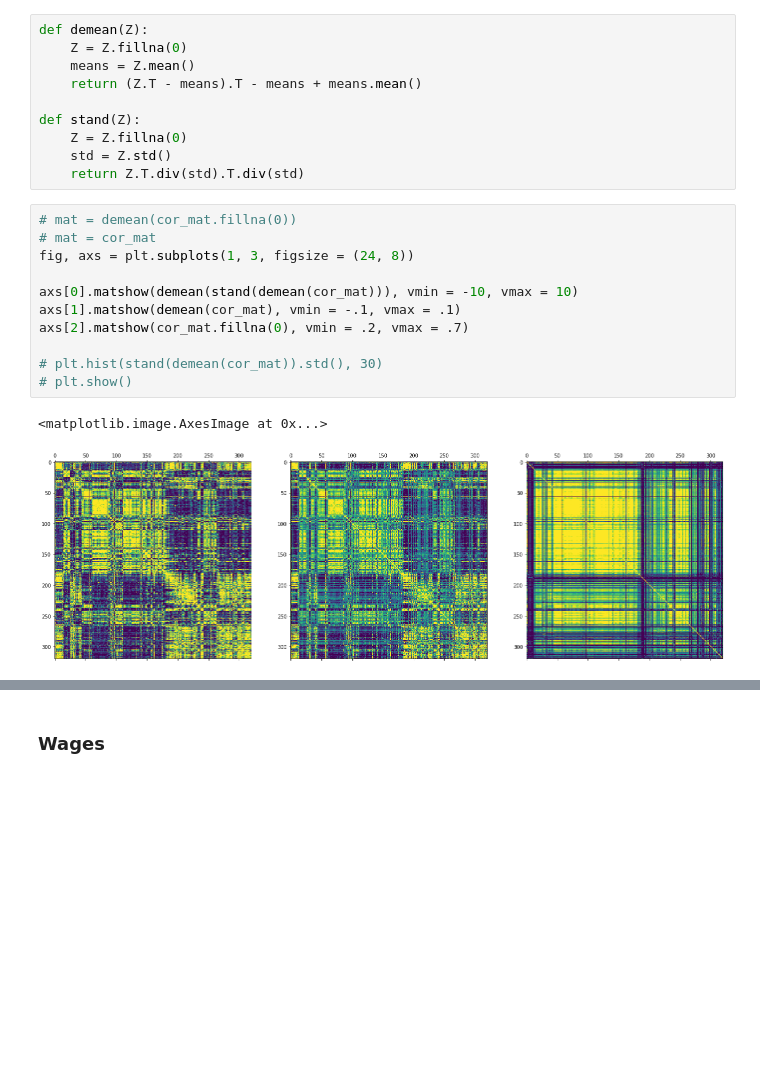
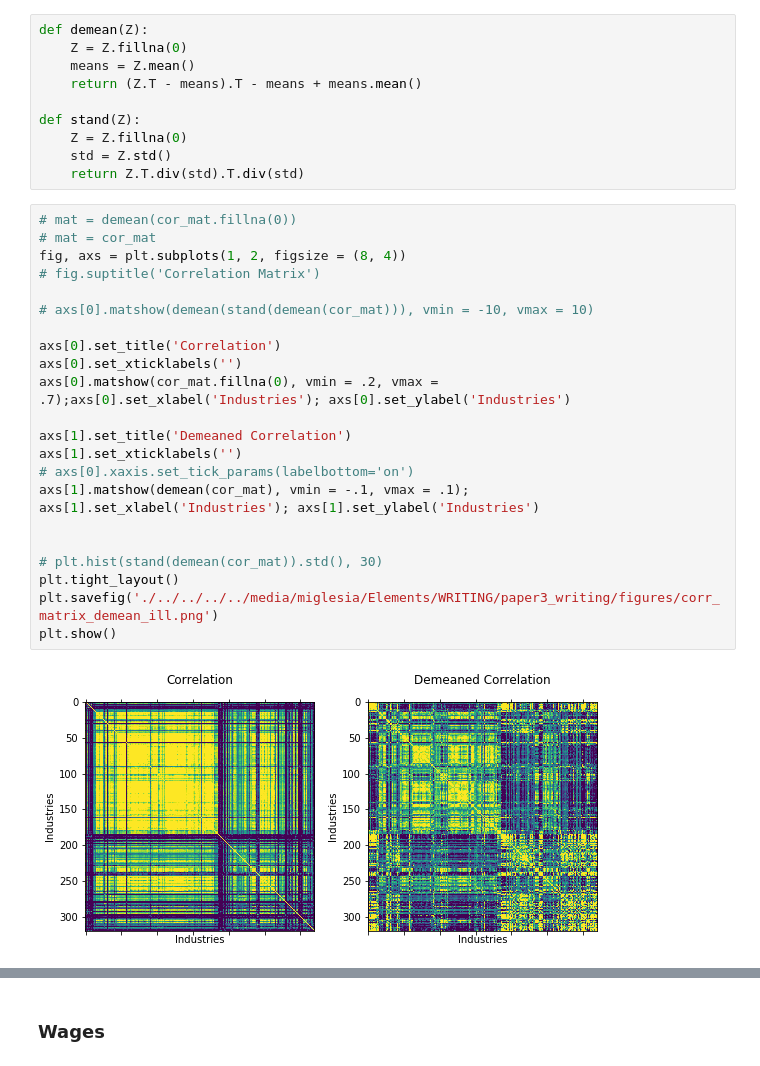
Before and after one commit to matuteiglesias/geo-correlation-structures, a Jupyter notebook: USA industries - Analysis.ipynb, the cells around one changed output, grey strips where cells are left out. Cells and saved outputs as stored; diff of their text form; blank space fills up the shorter version.

```diff
--- a/USA industries - Analysis.ipynb
+++ b/USA industries - Analysis.ipynb
@@ -142,17 +142,27 @@ def stand(Z):
 # %%
 # mat = demean(cor_mat.fillna(0))
 # mat = cor_mat
-fig, axs = plt.subplots(1, 3, figsize = (24, 8))
+fig, axs = plt.subplots(1, 2, figsize = (8, 4))
+# fig.suptitle('Correlation Matrix')
 
-axs[0].matshow(demean(stand(demean(cor_mat))), vmin = -10, vmax = 10)
-axs[1].matshow(demean(cor_mat), vmin = -.1, vmax = .1)
-axs[2].matshow(cor_mat.fillna(0), vmin = .2, vmax = .7)
+# axs[0].matshow(demean(stand(demean(cor_mat))), vmin = -10, vmax = 10)
+
+axs[0].set_title('Correlation')
+axs[0].set_xticklabels('')
+axs[0].matshow(cor_mat.fillna(0), vmin = .2, vmax = .7);axs[0].set_xlabel('Industries'); axs[0].set_ylabel('Industries')
+
+axs[1].set_title('Demeaned Correlation')
+axs[1].set_xticklabels('')
+# axs[0].xaxis.set_tick_params(labelbottom='on')
+axs[1].matshow(demean(cor_mat), vmin = -.1, vmax = .1); axs[1].set_xlabel('Industries'); axs[1].set_ylabel('Industries')
+
 
 # plt.hist(stand(demean(cor_mat)).std(), 30)
-# plt.show()
+plt.tight_layout()
+plt.savefig('./../../../../media/miglesia/Elements/WRITING/paper3_writing/figures/corr_matrix_demean_ill.png')
+plt.show()
 # %% [output]
-<matplotlib.image.AxesImage at 0x...>
-[figure, old version]
+[figure, new version]
 # %%
 # Try spectral clustering. Works when matrix is demeaned
 from sklearn.cluster import SpectralClustering
```
Also changed, not shown: parts of 8 cells of this notebook, 2 other files.
